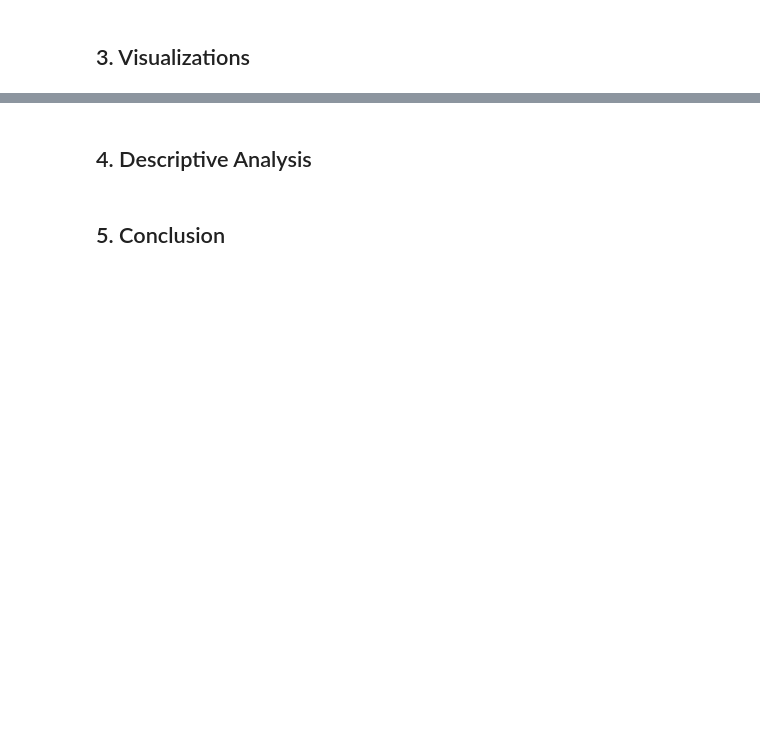
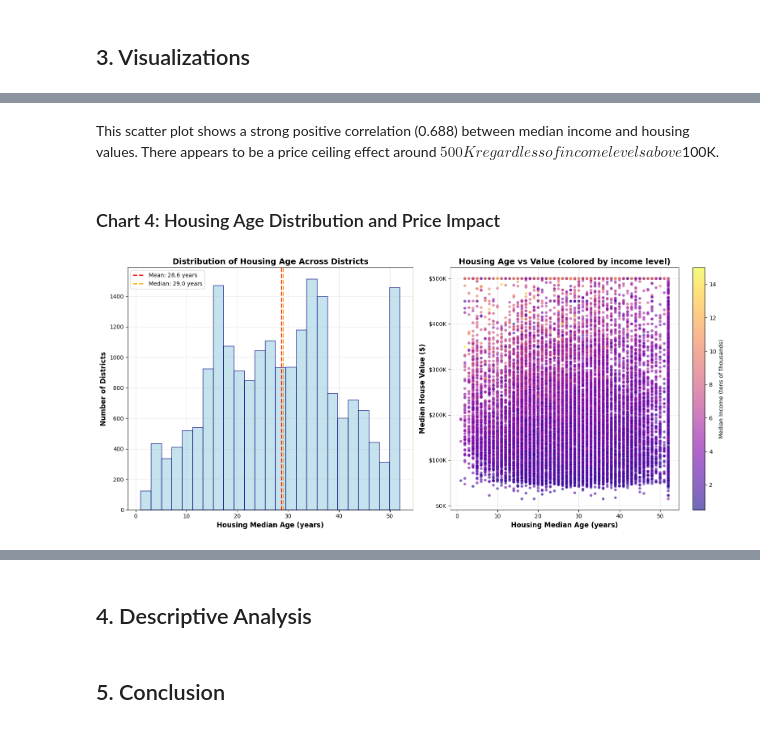
Before and after one commit to LozanovskaS/Workshop_Project, a Jupyter notebook: California_Housing.ipynb, the cells around one changed output, grey strips where cells are left out. Drawn from its saved outputs; the diff is of its cells as text; code cells hidden in the pictures; blank space fills up the shorter version.

```diff
--- a/California_Housing.ipynb
+++ b/California_Housing.ipynb
@@ -292,0 +437,40 @@ These outliers may be genuine and represent real-world extremes, especially in l
+# %% [markdown]
+This scatter plot shows a strong positive correlation (0.688) between median income and housing values. There appears to be a price ceiling effect around $500K regardless of income levels above $100K.
+# %% [markdown]
+### Chart 4: Housing Age Distribution and Price Impact
+# %%
+fig, (ax1, ax2) = plt.subplots(1, 2, figsize=(16, 7))
+
+# Age distribution histogram
+ax1.hist(df_housing['housing_median_age'], bins=25, color='lightblue',
+         alpha=0.7, edgecolor='navy', linewidth=1.2)
+ax1.set_xlabel('Housing Median Age (years)', fontsize=12, fontweight='bold')
+ax1.set_ylabel('Number of Districts', fontsize=12, fontweight='bold')
+ax1.set_title('Distribution of Housing Age Across Districts', fontsize=14, fontweight='bold')
+ax1.grid(True, alpha=0.3)
+
+# Add mean and median lines
+mean_age = df_housing['housing_median_age'].mean()
+median_age = df_housing['housing_median_age'].median()
+ax1.axvline(mean_age, color='red', linestyle='--', linewidth=2, label=f'Mean: {mean_age:.1f} years')
+ax1.axvline(median_age, color='orange', linestyle='--', linewidth=2, label=f'Median: {median_age:.1f} years')
+ax1.legend()
+
+# Age vs Price scatter plot
+scatter = ax2.scatter(df_housing['housing_median_age'], df_housing['median_house_value'],
+                     alpha=0.6, s=25, c=df_housing['median_income'],
+                     cmap='plasma', edgecolors='white', linewidth=0.1)
+ax2.set_xlabel('Housing Median Age (years)', fontsize=12, fontweight='bold')
+ax2.set_ylabel('Median House Value ($)', fontsize=12, fontweight='bold')
+ax2.set_title('Housing Age vs Value (colored by income level)', fontsize=14, fontweight='bold')
+
+# Format y-axis
+ax2.yaxis.set_major_formatter(plt.FuncFormatter(lambda x, p: f'${x/1000:.0f}K'))
+
+plt.colorbar(scatter, ax=ax2, label='Median Income (tens of thousands)')
+ax2.grid(True, alpha=0.3)
+
+plt.tight_layout()
+plt.show()
+# %% [output]
+[figure, added]
```
Also changed, not shown: parts of 13 cells of this notebook.
